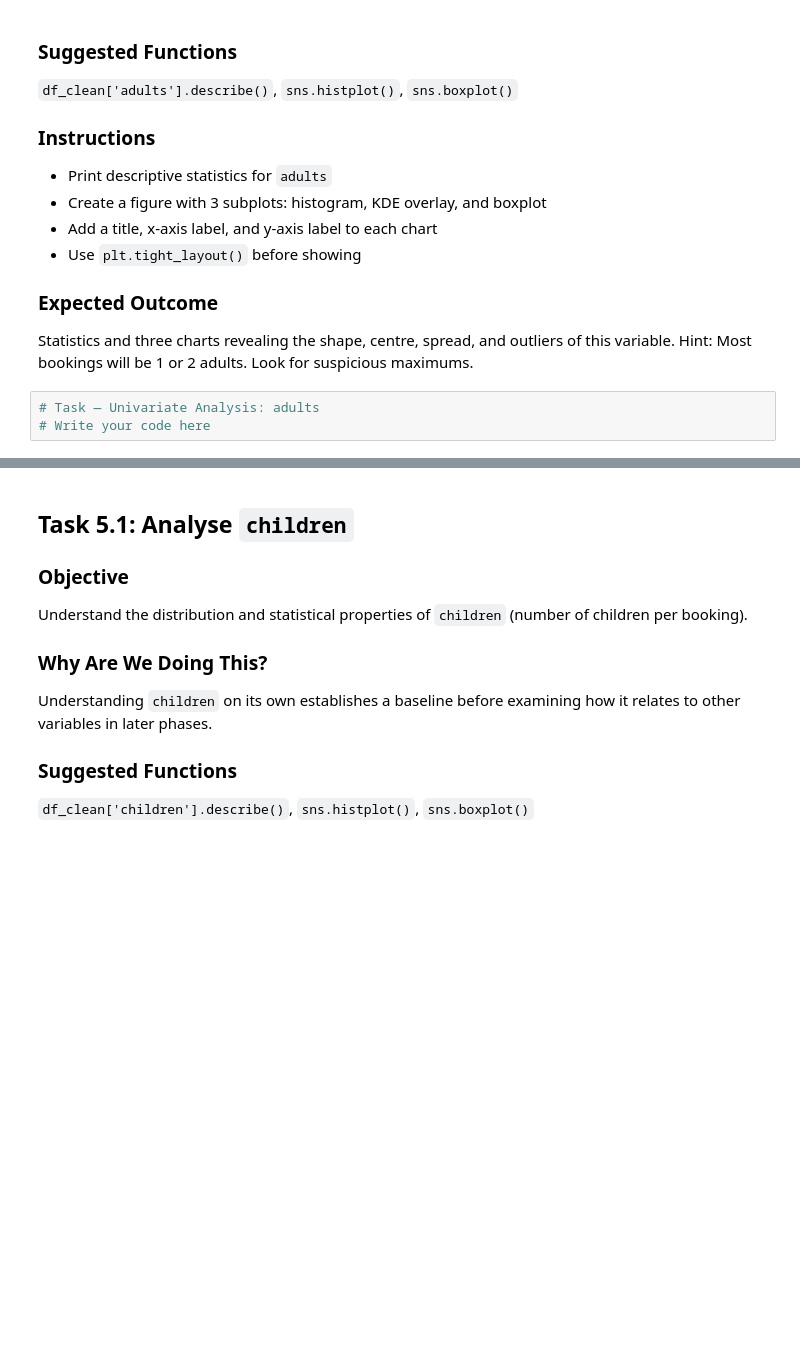
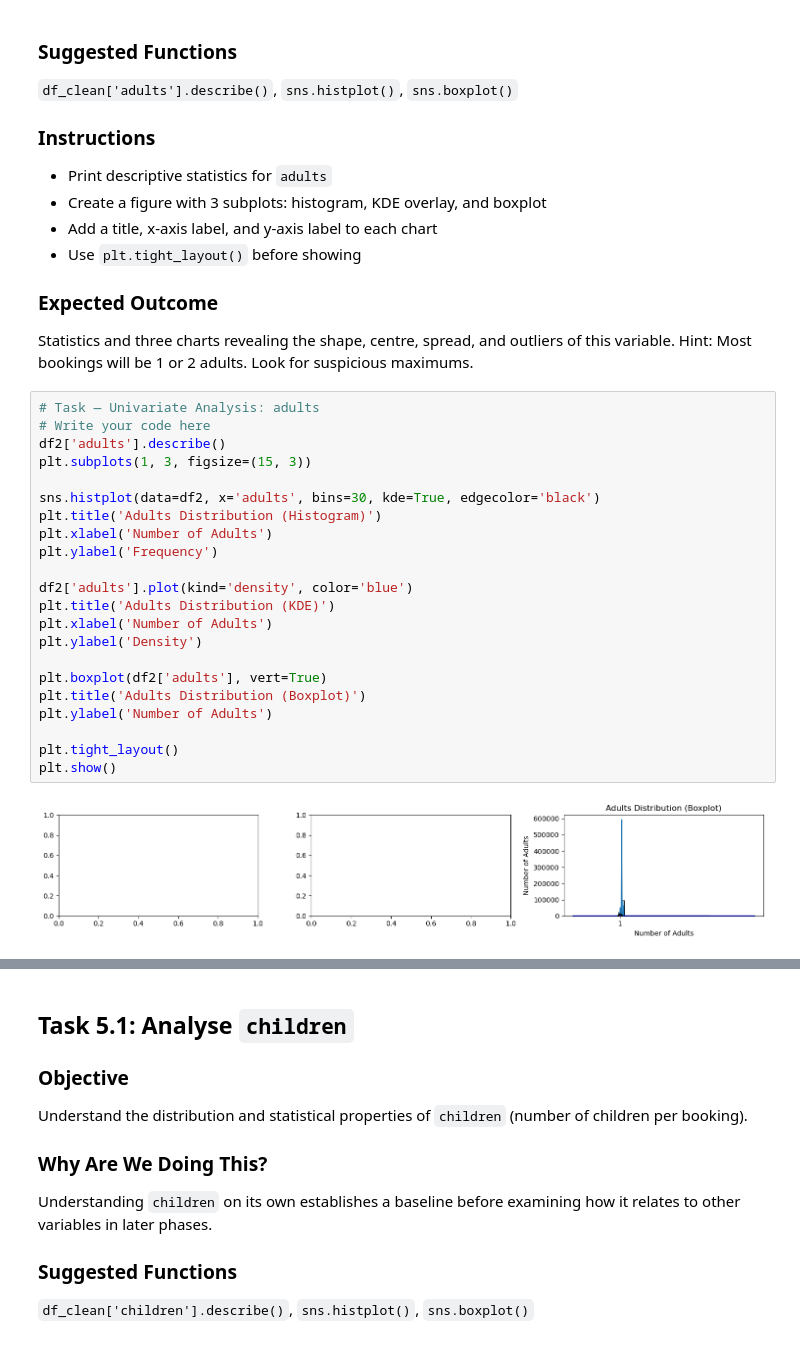
Before and after one commit to Gaurav5791/DATA-SCIENCE-Project-1, a Jupyter notebook: Hotel_Booking_EDA_DS_BATCH_4.ipynb, the cells around one changed output, grey strips where cells are left out. Saved outputs shown, nothing was run; the diff lists cells and outputs as text; blank space fills up the shorter version.

```diff
--- a/Hotel_Booking_EDA_DS_BATCH_4.ipynb
+++ b/Hotel_Booking_EDA_DS_BATCH_4.ipynb
@@ -1371,3 +1373,24 @@ Statistics and three charts revealing the shape, centre, spread, and outliers of
 # %%
 # Task — Univariate Analysis: adults
 # Write your code here
+df2['adults'].describe()
+plt.subplots(1, 3, figsize=(15, 3))
+
+sns.histplot(data=df2, x='adults', bins=30, kde=True, edgecolor='black')
+plt.title('Adults Distribution (Histogram)')
+plt.xlabel('Number of Adults')
+plt.ylabel('Frequency')
+
+df2['adults'].plot(kind='density', color='blue')
+plt.title('Adults Distribution (KDE)')
+plt.xlabel('Number of Adults')
+plt.ylabel('Density')
+
+plt.boxplot(df2['adults'], vert=True)
+plt.title('Adults Distribution (Boxplot)')
+plt.ylabel('Number of Adults')
+
+plt.tight_layout()
+plt.show()
+# %% [output]
+[figure, added]
```
Also changed, not shown: parts of 18 cells of this notebook.
